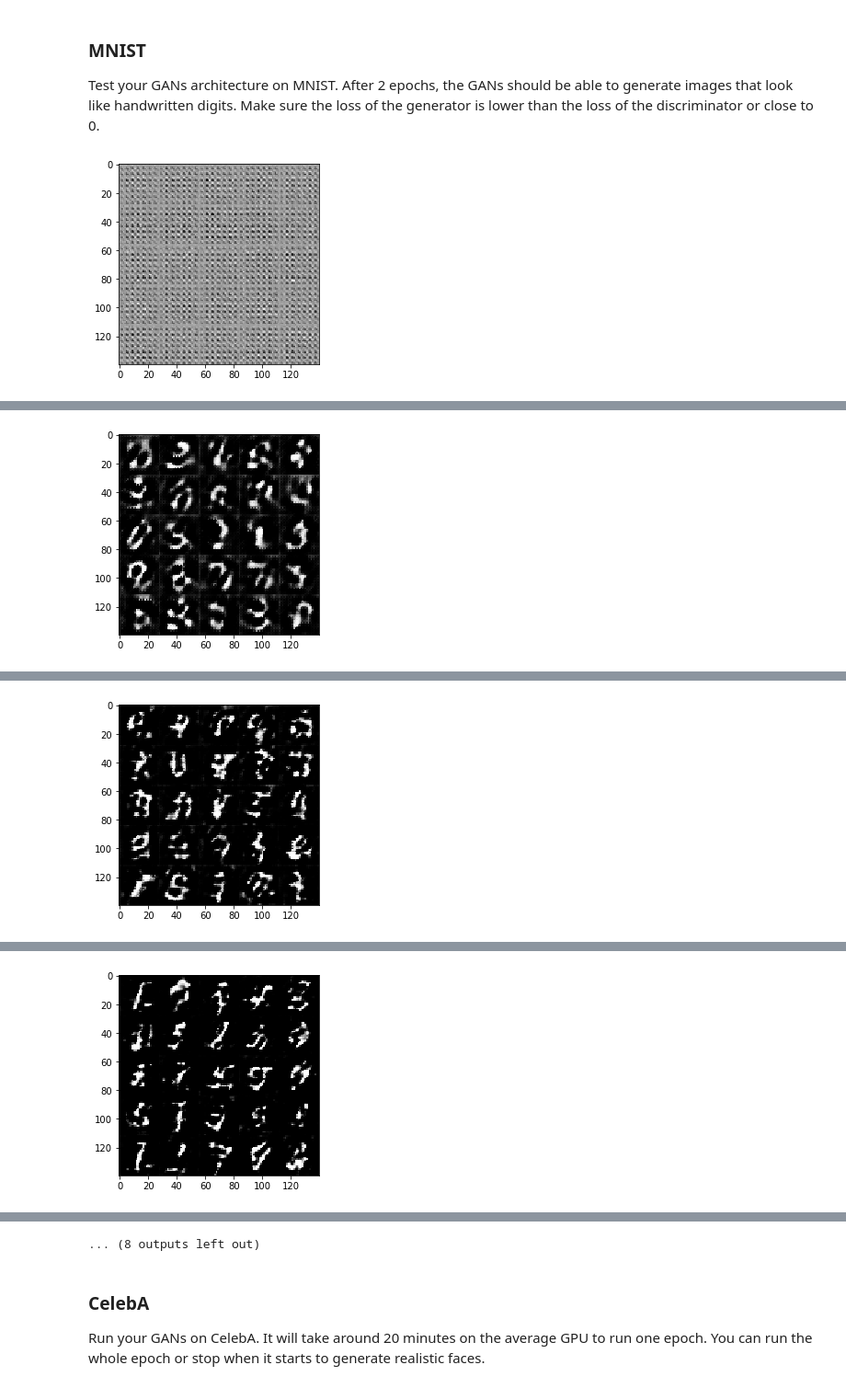
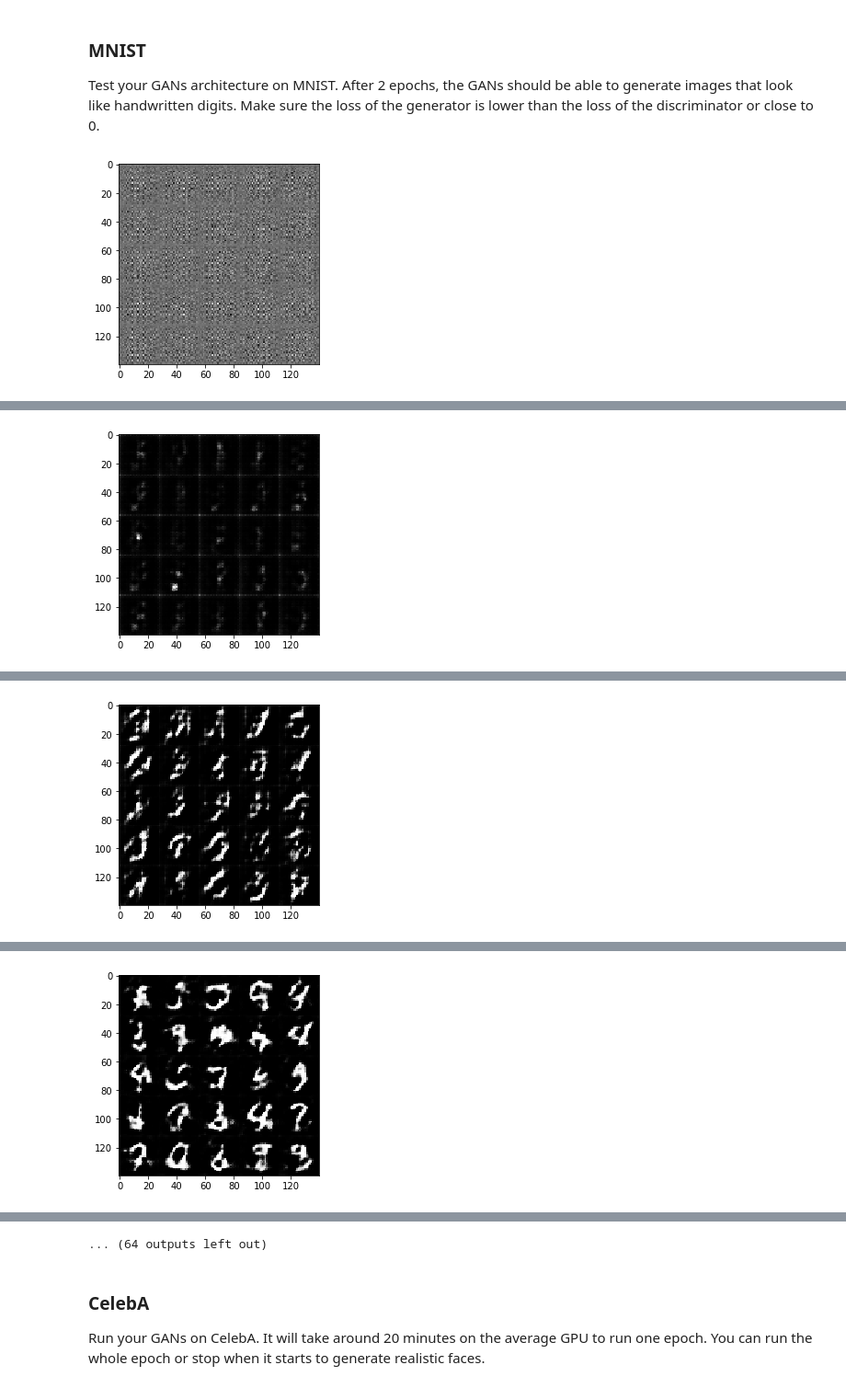
Before and after one commit to krypten/FaceGeneration, a Jupyter notebook: face_generation.ipynb, the cells around one changed output, grey strips where cells are left out. Shown at 92% size. Drawn from its saved outputs; the diff is of its cells as text; code cells hidden in the pictures.

Commit message:
feat: Modified the network and updated hyperparameters to improve generated images

```diff
--- a/face_generation.ipynb
+++ b/face_generation.ipynb
@@ -108,14 +108,17 @@ Implement discriminator to create a discriminator neural network that discrimina
 def discriminator(images, reuse=False, alpha=0.2):
     with tf.variable_scope('discriminator', reuse=reuse):
         # Input Layer : (28x28x3)
-        h1 = tf.layers.conv2d(images, 32, 5, strides=2, padding='same')
+        h1 = tf.layers.conv2d(images, 64, 5, strides=2, padding='same')
         h1 = tf.maximum(alpha * h1, h1)
-        # Hidden Layer 1 : (14x14x32)
-        h2 = tf.layers.conv2d(h1, 64, 5, strides=2, padding='same')
+        # Hidden Layer 1 : (14x14x64)
+        h2 = tf.layers.conv2d(h1, 128, 5, strides=1, padding='same')
         h2 = tf.maximum(alpha * h2, h2)
-        # Hidden Layer 2 : (7x7x64)
-        flat = tf.reshape(h2, (-1, 7*7*64))
-        # Flat layer : (7*7*64)
+        # Hidden Layer 2 : (14x14x256)
+        h3 = tf.layers.conv2d(h2, 256, 5, strides=2, padding='same')
+        h3 = tf.maximum(alpha * h3, h3)
+        # Hidden Layer 3 : (7x7x256)
+        flat = tf.reshape(h3, (-1, 7*7*256))
+        # Flat layer : (7*7*256)
         logits = tf.layers.dense(flat, 1)
 
         output = tf.sigmoid(logits)
@@ -132,20 +135,25 @@ Implement generator to generate an image using z. This function should be able t
 def generator(z, out_channel_dim, is_train=True, alpha=0.2):
     with tf.variable_scope('generator', reuse= not is_train):
         # First fully connected layer
-        h1 = tf.layers.dense(z, 7 * 7 * 64)
+        h1 = tf.layers.dense(z, 7 * 7 * 256)
 
         # Reshape it to start the convolution network
-        h1 = tf.reshape(h1, (-1, 7, 7, 64))
+        h1 = tf.reshape(h1, (-1, 7, 7, 256))
         h1 = tf.layers.batch_normalization(h1, training=is_train)
         h1 = tf.maximum(alpha * h1, h1) # LRelu
-        # Hidden Layer 1 : (7x7x64)
+        # Hidden Layer 1 : (7x7x256)
 
-        h2 = tf.layers.conv2d_transpose(h1, 32, 5, strides=2, padding='same')
+        h2 = tf.layers.conv2d_transpose(h1, 128, 5, strides=1, padding='same')
         h2 = tf.layers.batch_normalization(h2, training=is_train)
         h2 = tf.maximum(alpha * h2, h2)
-        # Hidden Layer 2 : (14x14x32)
+        # Hidden Layer 2 : (7x7x128)
 
-        logits = tf.layers.conv2d_transpose(h2, out_channel_dim, 5, strides=2, padding='same')
+        h3 = tf.layers.conv2d_transpose(h2, 64, 5, strides=2, padding='same')
+        h3 = tf.layers.batch_normalization(h3, training=is_train)
+        h3 = tf.maximum(alpha * h3, h3)
+        # Hidden Layer 3 : (14x14x64)
+
+        logits = tf.layers.conv2d_transpose(h3, out_channel_dim, 5, strides=2, padding='same')
         # Output Layer : (28x28x3)
 
         output = tf.tanh(logits)
@@ -191,10 +199,11 @@ def model_opt(d_loss, g_loss, learning_rate, beta1):
     g_vars = [var for var in t_vars if var.name.startswith('generator')]
 
     # Optimize
-    d_train_opt = tf.train.AdamOptimizer(learning_rate, beta1=beta1).minimize(d_loss, var_list=d_vars)
-    g_train_opt = tf.train.AdamOptimizer(learning_rate, beta1=beta1).minimize(g_loss, var_list=g_vars)
+    with tf.control_dependencies(tf.get_collection(tf.GraphKeys.UPDATE_OPS)):
+        d_train_opt = tf.train.AdamOptimizer(learning_rate, beta1=beta1).minimize(d_loss, var_list=d_vars)
+        g_train_opt = tf.train.AdamOptimizer(learning_rate, beta1=beta1).minimize(g_loss, var_list=g_vars)
 
-    return d_train_opt, g_train_opt
+        return d_train_opt, g_train_opt
 
 tests.test_model_opt(model_opt, tf)
 # %% [output]
@@ -277,9 +286,9 @@ def train(epoch_count, batch_size, z_dim, learning_rate, beta1, get_batches, dat
 ### MNIST
 Test your GANs architecture on MNIST. After 2 epochs, the GANs should be able to generate images that look like handwritten digits. Make sure the loss of the generator is lower than the loss of the discriminator or close to 0.
 # %%
-batch_size = 128
+batch_size = 32
 z_dim = 100
-learning_rate = 0.005
+learning_rate = 0.0005
 beta1 = 0.5
 
 epochs = 2
@@ -289,4 +298,4 @@ with tf.Graph().as_default():
     train(epochs, batch_size, z_dim, learning_rate, beta1, mnist_dataset.get_batches,
           mnist_dataset.shape, mnist_dataset.image_mode)
 # %% [output]
-[figure, old version]
+[figure, new version]
@@ -303 +312 @@ Epoch 1/2... Batch 90/128... Discriminator Loss: 1.0813... Generator Loss: 0.893
-[figure, old version]
+[figure, new version]
@@ -314 +323 @@ Epoch 1/2... Batch 62/128... Discriminator Loss: 1.1510... Generator Loss: 1.161
-[figure, old version]
+[figure, new version]
@@ -325 +334 @@ Epoch 1/2... Batch 34/128... Discriminator Loss: 1.1217... Generator Loss: 0.868
-[figure, old version]
+[figure, new version]
@@ -358,4 +367,4 @@ Epoch 2/2... Batch 78/128... Discriminator Loss: 1.0843... Generator Loss: 0.975
-... (8 outputs left out)
+... (64 outputs left out)
 # %% [markdown]
 ### CelebA
 Run your GANs on CelebA. It will take around 20 minutes on the average GPU to run one epoch. You can run the whole epoch or stop when it starts to generate realistic faces.
```
Also changed, not shown: parts of 2 cells of this notebook, 1 other file.
